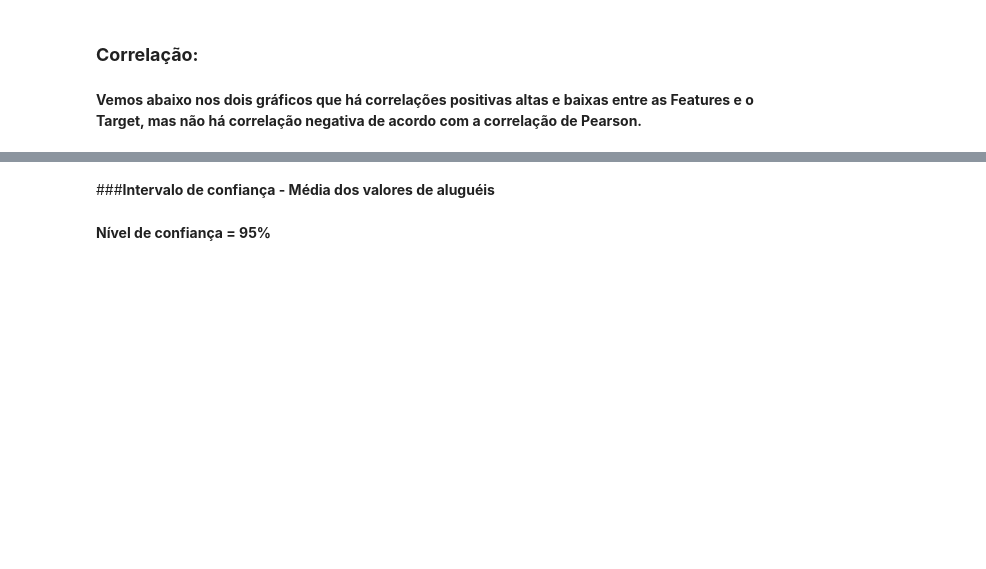
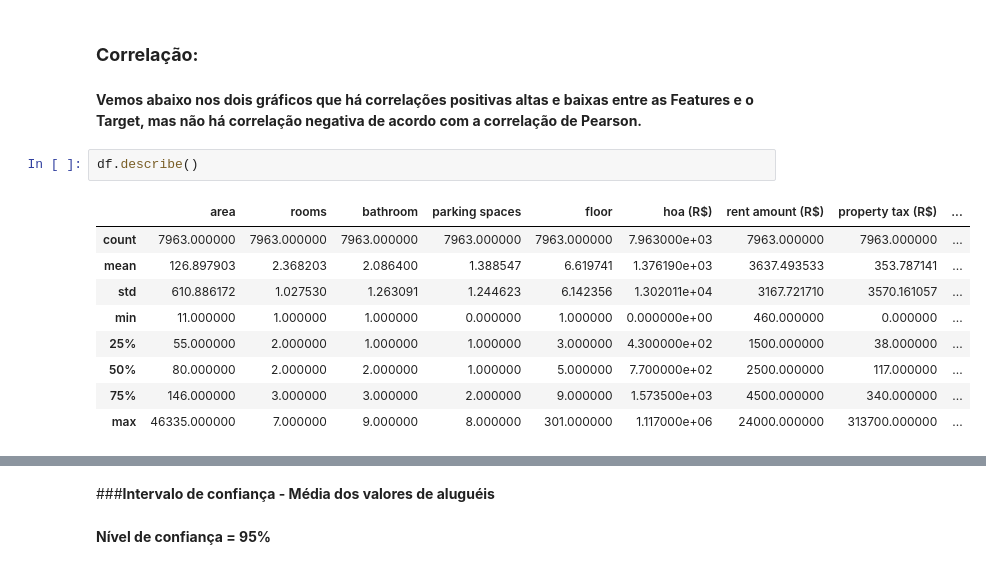
Before and after one commit to fabiobarreto-ds/data-analysis, a Jupyter notebook: 01-aluguel de casas/01_aluguel_de_casas_EDA.ipynb, the cells around one changed output, grey strips where cells are left out. Saved outputs shown, nothing was run; the diff lists cells and outputs as text; blank space fills up the shorter version.

```diff
--- a/01-aluguel de casas/01_aluguel_de_casas_EDA.ipynb
+++ b/01-aluguel de casas/01_aluguel_de_casas_EDA.ipynb
@@ -126,4 +126,16 @@ Name: floor, Length: 7963, dtype: int64
 ### **Correlação:**
 # %% [markdown]
 **Vemos abaixo nos dois gráficos que há correlações positivas altas e baixas entre as Features e o Target, mas não há correlação negativa de acordo com a correlação de Pearson.**
+# %%
+df.describe()
+# %% [output]
+|  | area | rooms | bathroom | parking spaces | floor | hoa (R$) | rent amount (R$) | property tax (R$) | ... |
+| count | 7963.000000 | 7963.000000 | 7963.000000 | 7963.000000 | 7963.000000 | 7.963000e+03 | 7963.000000 | 7963.000000 | ... |
+| mean | 126.897903 | 2.368203 | 2.086400 | 1.388547 | 6.619741 | 1.376190e+03 | 3637.493533 | 353.787141 | ... |
+| std | 610.886172 | 1.027530 | 1.263091 | 1.244623 | 6.142356 | 1.302011e+04 | 3167.721710 | 3570.161057 | ... |
+| min | 11.000000 | 1.000000 | 1.000000 | 0.000000 | 1.000000 | 0.000000e+00 | 460.000000 | 0.000000 | ... |
+| 25% | 55.000000 | 2.000000 | 1.000000 | 1.000000 | 3.000000 | 4.300000e+02 | 1500.000000 | 38.000000 | ... |
+| 50% | 80.000000 | 2.000000 | 2.000000 | 1.000000 | 5.000000 | 7.700000e+02 | 2500.000000 | 117.000000 | ... |
+| 75% | 146.000000 | 3.000000 | 3.000000 | 2.000000 | 9.000000 | 1.573500e+03 | 4500.000000 | 340.000000 | ... |
+| max | 46335.000000 | 7.000000 | 9.000000 | 8.000000 | 301.000000 | 1.117000e+06 | 24000.000000 | 313700.000000 | ... |
 # %%
```
Also changed, not shown: parts of 22 cells of this notebook.
